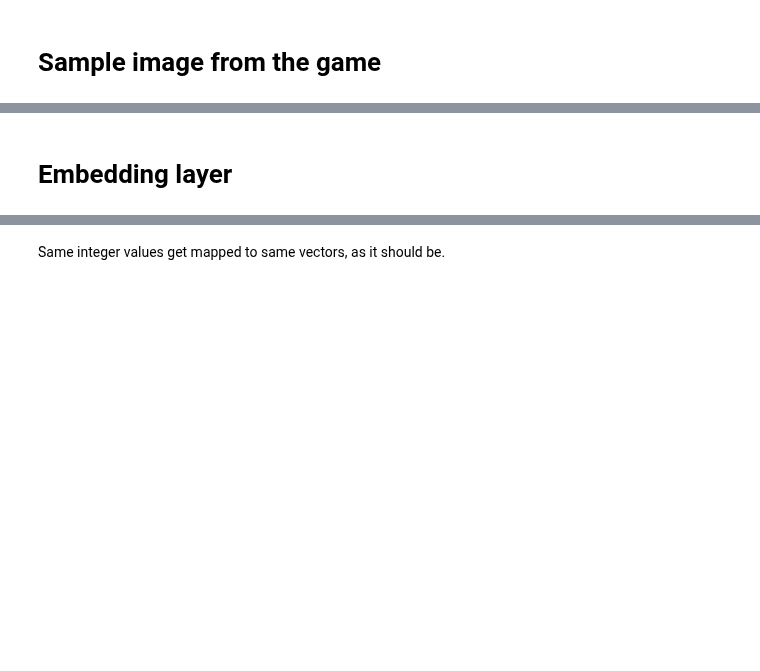
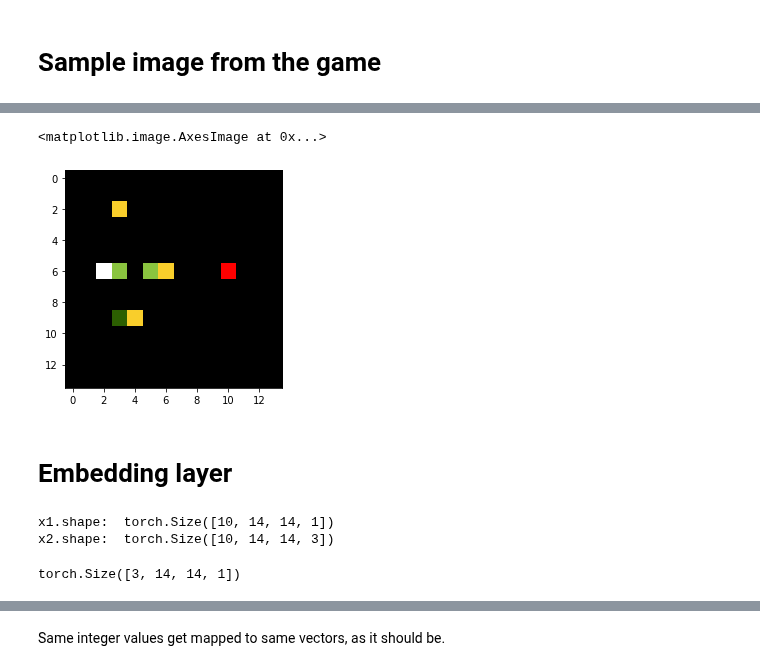
Before and after one commit to nicoladainese96/RelationalDeepRL, a Jupyter notebook: Architecture_testing.ipynb, the cells around one changed output, grey strips where cells are left out. Saved outputs shown, nothing was run; the diff lists cells and outputs as text; code cells hidden in the pictures; blank space fills up the shorter version.

Commit message:
changed input in color board and object board

```diff
--- a/Architecture_testing.ipynb
+++ b/Architecture_testing.ipynb
@@ -133,0 +134,4 @@ A simpler setup would be that of masking to 0 all walls and background, at least
+# %%
+color_dict = get_color_dict()
+object_dict = {'ground':0, 'wall':1, 'agent':2, 'gem':3, 'key':4, 'box':5}
+symbol_dict = {' ':'ground', '#':'wall', '.':'agent', '*':'gem'} # key and box can have any possible letter
@@ -133,0 +160,38 @@ A simpler setup would be that of masking to 0 all walls and background, at least
+# %%
+def get_state(observation):
+    b = observation.board
+    l = observation.layers
+    color_board = np.zeros(b.shape+(3,)).astype(float)
+    object_board = np.zeros(b.shape+(1,)).astype(int)
+
+    for symbol in l.keys():
+
+        # If alphabetic character
+        if symbol.isalpha():
+            # Paint the color board cells occupied accordingly
+            color_board[l[symbol]] = color_dict[symbol.lower()]
+
+            # Upper = box, lower = key
+            if symbol.isupper():
+                object_board[l[symbol]] = object_dict['box']
+            else:
+                object_board[l[symbol]] = object_dict['key']
+
+        else:
+            object_name = symbol_dict[symbol]
+
+            # Color assigned is [0,0,0] since it's not really a property of those objects
+            # Only agent and gem have colors mainly for plotting reasons
+            if object_name == 'agent':
+                color_board[l[symbol]] = color_dict['agent']
+            elif object_name == 'gem':
+                color_board[l[symbol]] = color_dict['gem']
+            else:
+                pass
+
+            object_board[l[symbol]] = object_dict[object_name]
+
+    return object_board, color_board
+# %%
+object_board, color_board = get_state(observation)
+state = (object_board, color_board)
@@ -134,2 +217,7 @@ A simpler setup would be that of masking to 0 all walls and background, at least
+# %%
+plt.imshow(color_board)
+# %% [output]
+<matplotlib.image.AxesImage at 0x...>
+[figure, added]
 # %% [markdown]
 # Embedding layer
@@ -138 +224,15 @@ import matplotlib.pyplot as plt
+# %%
+# just for simulating an episode - this is one of the outputs of play_episode
+states = [state for _ in range(10)]
+x1 = torch.LongTensor([s[0] for s in states])
+print("x1.shape: ", x1.shape)
+x2 = torch.tensor([s[1] for s in states]).float()
+print("x2.shape: ", x2.shape)
+# %% [output]
+x1.shape:  torch.Size([10, 14, 14, 1])
+x2.shape:  torch.Size([10, 14, 14, 3])
+# %%
+idx = [1,2,3]
+# %% [output]
+torch.Size([3, 14, 14, 1])
 # %%
```
Also changed, not shown: parts of 40 cells of this notebook, 8 other files.
